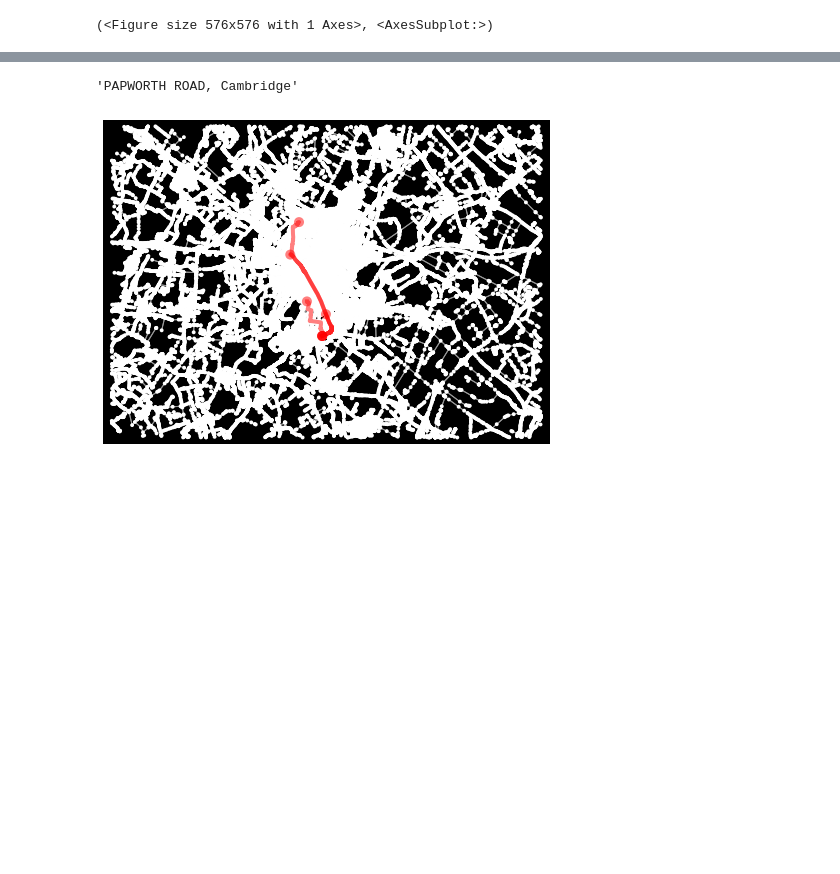
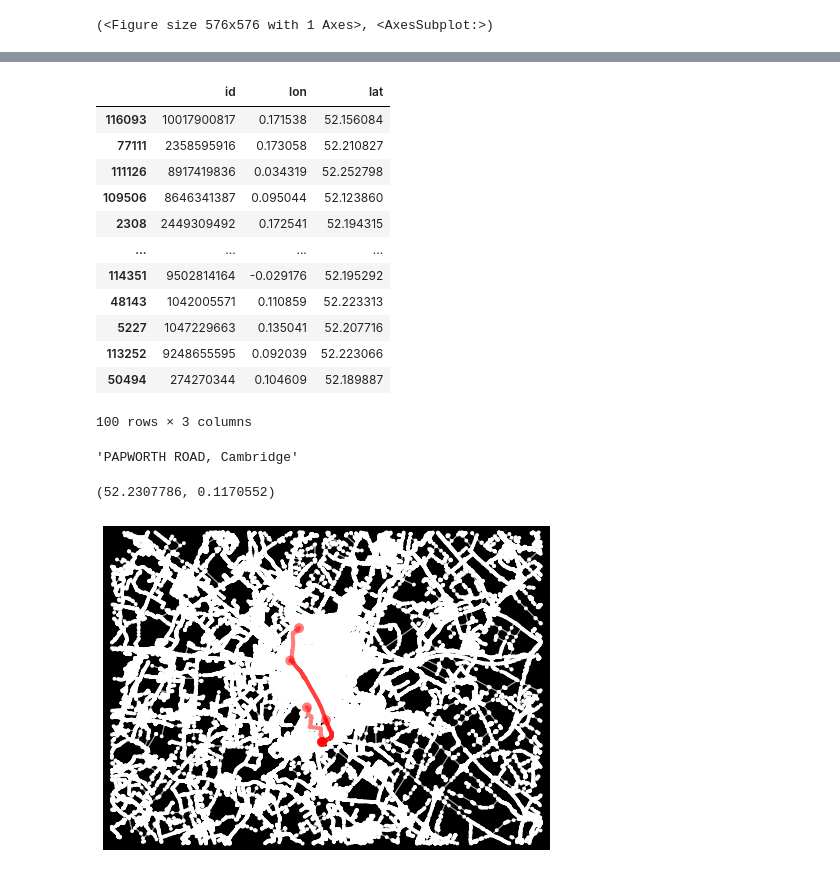
Before and after one commit to nhsx/nhs_time_of_travel, a Jupyter notebook: MCLP/scripts/mclp_test2.ipynb, the cells around one changed output, grey strips where cells are left out. Drawn from its saved outputs; the diff is of its cells as text; code cells hidden in the pictures; blank space fills up the shorter version.

```diff
--- a/MCLP/scripts/mclp_test2.ipynb
+++ b/MCLP/scripts/mclp_test2.ipynb
@@ -63,3 +60,20 @@ ox.plot_graph(G)
+# %%
+nodes_sample = nodes[['id', 'lon', 'lat']].sample(n = 100, random_state = 1234)
+nodes_sample
+# %% [output]
+|  | id | lon | lat |
+| 116093 | 10017900817 | 0.171538 | 52.156084 |
+| 77111 | 2358595916 | 0.173058 | 52.210827 |
+| 111126 | 8917419836 | 0.034319 | 52.252798 |
+| 109506 | 8646341387 | 0.095044 | 52.123860 |
+| 2308 | 2449309492 | 0.172541 | 52.194315 |
+| ... | ... | ... | ... |
+| 114351 | 9502814164 | -0.029176 | 52.195292 |
+| 48143 | 1042005571 | 0.110859 | 52.223313 |
+| 5227 | 1047229663 | 0.135041 | 52.207716 |
+| 113252 | 9248655595 | 0.092039 | 52.223066 |
+| 50494 | 274270344 | 0.104609 | 52.189887 |
+100 rows × 3 columns
 # %%
 source_address1 = hospitals['Address Line 1'][0] + ', Cambridge'
 source_address2 = hospitals['Address Line 1'][4] + ', Cambridge'
@@ -75,6 +89,10 @@ source2 = ox.geocode(source_address2)
 source3 = ox.geocode(source_address3)
 source4 = ox.geocode(source_address4)
 target = ox.geocode(target_address)
+# %%
+source1
+# %% [output]
+(52.2307786, 0.1170552)
 # %%
 source_node1 = ox.get_nearest_node(G, source1)
 source_node2 = ox.get_nearest_node(G, source2)
```
Also changed, not shown: parts of 8 cells of this notebook, 7 other files.
